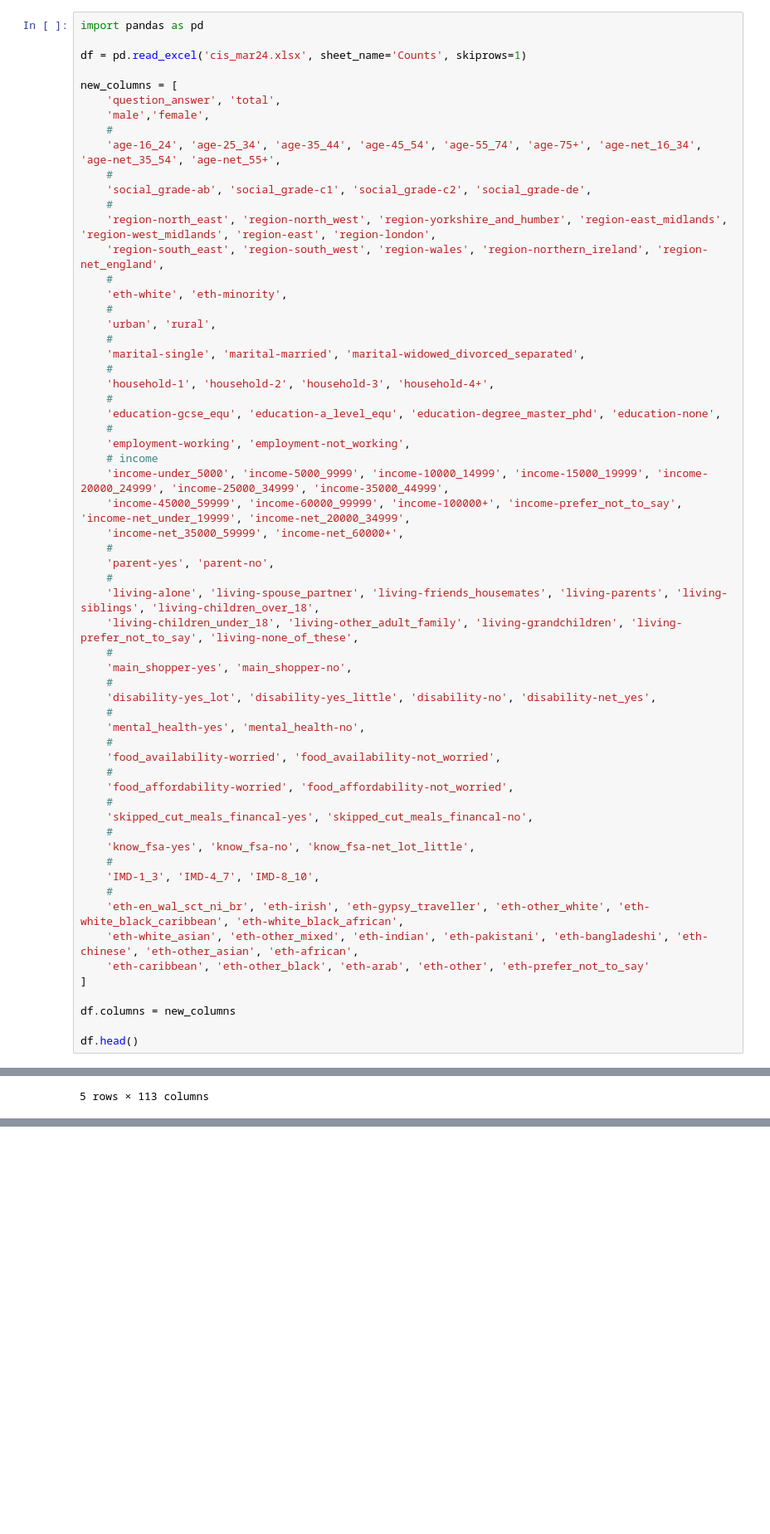
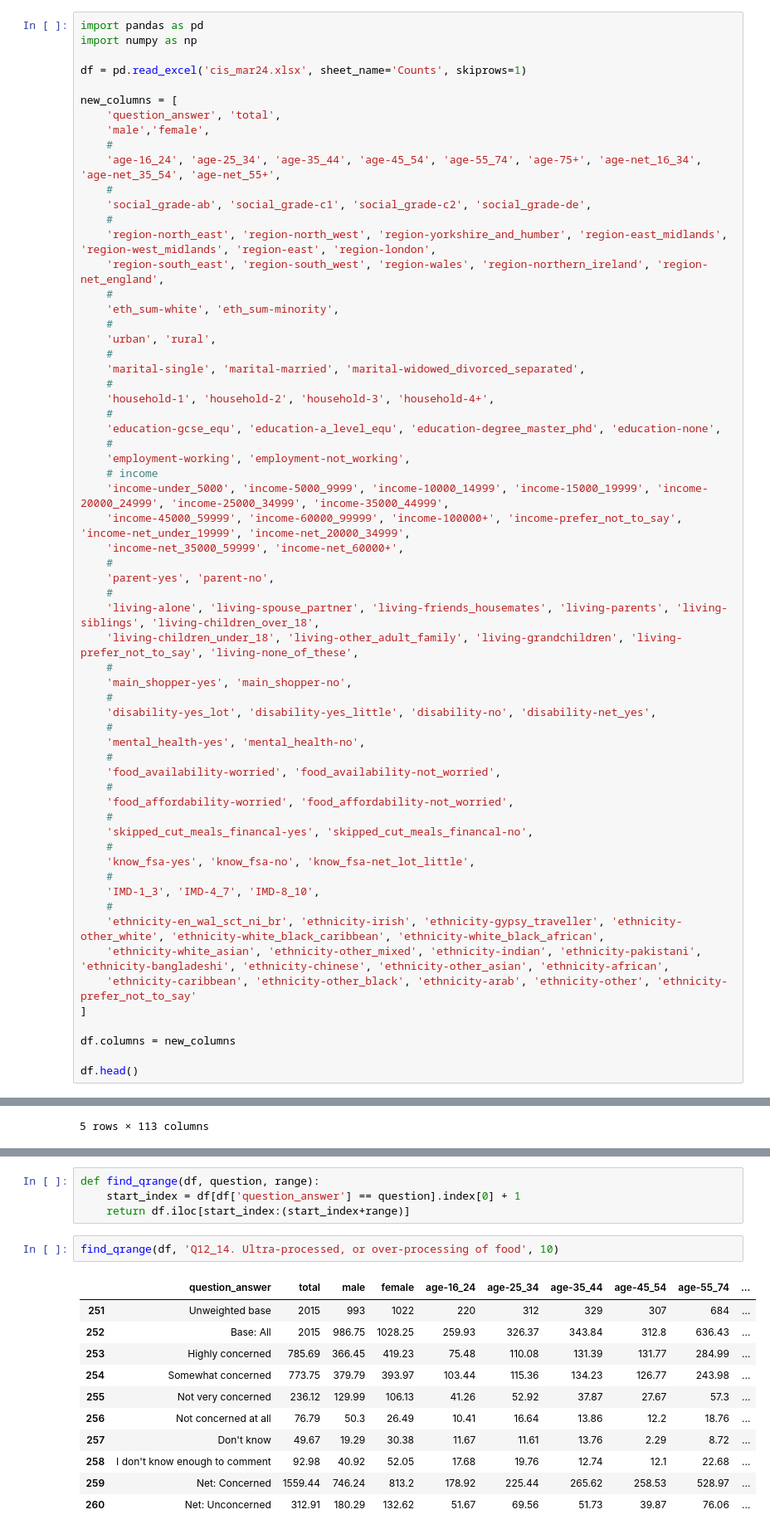
Before and after one commit to mysteryvishal/cpst-analysis, a Jupyter notebook: fsa_analysis.ipynb, the cells around one changed output, grey strips where cells are left out. Shown: that part at 83% size. Saved outputs shown, nothing was run; the diff lists cells and outputs as text; blank space fills up the shorter version.

```diff
--- a/fsa_analysis.ipynb
+++ b/fsa_analysis.ipynb
@@ -1,5 +3,6 @@
 # %%
 import pandas as pd
+import numpy as np
 
 df = pd.read_excel('cis_mar24.xlsx', sheet_name='Counts', skiprows=1)
 
@@ -14,7 +17,7 @@ new_columns = [
     'region-north_east', 'region-north_west', 'region-yorkshire_and_humber', 'region-east_midlands', 'region-west_midlands', 'region-east', 'region-london',
     'region-south_east', 'region-south_west', 'region-wales', 'region-northern_ireland', 'region-net_england',
     #
-    'eth-white', 'eth-minority',
+    'eth_sum-white', 'eth_sum-minority',
     #
     'urban', 'rural',
     #
@@ -51,9 +54,9 @@ new_columns = [
     #
     'IMD-1_3', 'IMD-4_7', 'IMD-8_10',
     #
-    'eth-en_wal_sct_ni_br', 'eth-irish', 'eth-gypsy_traveller', 'eth-other_white', 'eth-white_black_caribbean', 'eth-white_black_african',
-    'eth-white_asian', 'eth-other_mixed', 'eth-indian', 'eth-pakistani', 'eth-bangladeshi', 'eth-chinese', 'eth-other_asian', 'eth-african',
-    'eth-caribbean', 'eth-other_black', 'eth-arab', 'eth-other', 'eth-prefer_not_to_say'
+    'ethnicity-en_wal_sct_ni_br', 'ethnicity-irish', 'ethnicity-gypsy_traveller', 'ethnicity-other_white', 'ethnicity-white_black_caribbean', 'ethnicity-white_black_african',
+    'ethnicity-white_asian', 'ethnicity-other_mixed', 'ethnicity-indian', 'ethnicity-pakistani', 'ethnicity-bangladeshi', 'ethnicity-chinese', 'ethnicity-other_asian', 'ethnicity-african',
+    'ethnicity-caribbean', 'ethnicity-other_black', 'ethnicity-arab', 'ethnicity-other', 'ethnicity-prefer_not_to_say'
 ]
 
 df.columns = new_columns
@@ -69,0 +101,18 @@ df.head()
+# %%
+def find_qrange(df, question, range):
+    start_index = df[df['question_answer'] == question].index[0] + 1
+    return df.iloc[start_index:(start_index+range)]
+# %%
+find_qrange(df, 'Q12_14. Ultra-processed, or over-processing of food', 10)
+# %% [output]
+|  | question_answer | total | male | female | age-16_24 | age-25_34 | age-35_44 | age-45_54 | age-55_74 | ... |
+| 251 | Unweighted base | 2015 | 993 | 1022 | 220 | 312 | 329 | 307 | 684 | ... |
+| 252 | Base: All | 2015 | 986.75 | 1028.25 | 259.93 | 326.37 | 343.84 | 312.8 | 636.43 | ... |
+| 253 | Highly concerned | 785.69 | 366.45 | 419.23 | 75.48 | 110.08 | 131.39 | 131.77 | 284.99 | ... |
+| 254 | Somewhat concerned | 773.75 | 379.79 | 393.97 | 103.44 | 115.36 | 134.23 | 126.77 | 243.98 | ... |
+| 255 | Not very concerned | 236.12 | 129.99 | 106.13 | 41.26 | 52.92 | 37.87 | 27.67 | 57.3 | ... |
+| 256 | Not concerned at all | 76.79 | 50.3 | 26.49 | 10.41 | 16.64 | 13.86 | 12.2 | 18.76 | ... |
+| 257 | Don't know | 49.67 | 19.29 | 30.38 | 11.67 | 11.61 | 13.76 | 2.29 | 8.72 | ... |
+| 258 | I don't know enough to comment | 92.98 | 40.92 | 52.05 | 17.68 | 19.76 | 12.74 | 12.1 | 22.68 | ... |
+| 259 | Net: Concerned | 1559.44 | 746.24 | 813.2 | 178.92 | 225.44 | 265.62 | 258.53 | 528.97 | ... |
+| 260 | Net: Unconcerned | 312.91 | 180.29 | 132.62 | 51.67 | 69.56 | 51.73 | 39.87 | 76.06 | ... |
```
Also changed, not shown: parts of 13 cells of this notebook.
